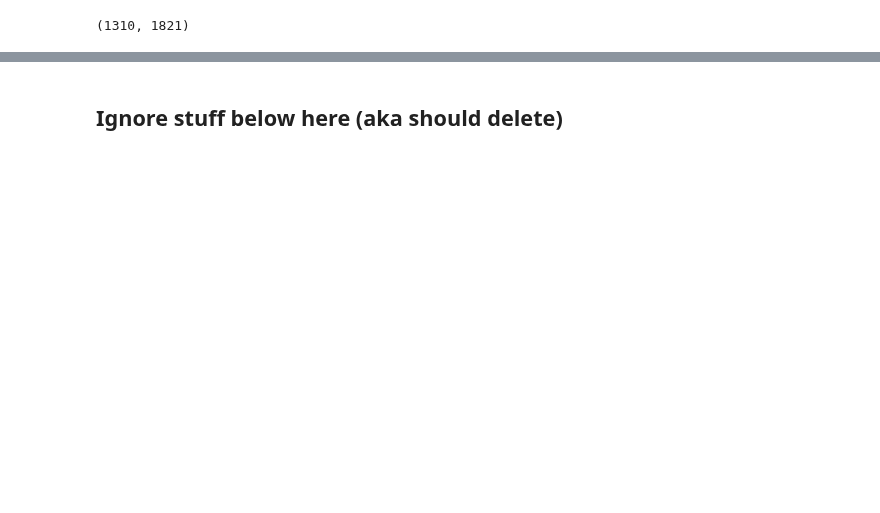
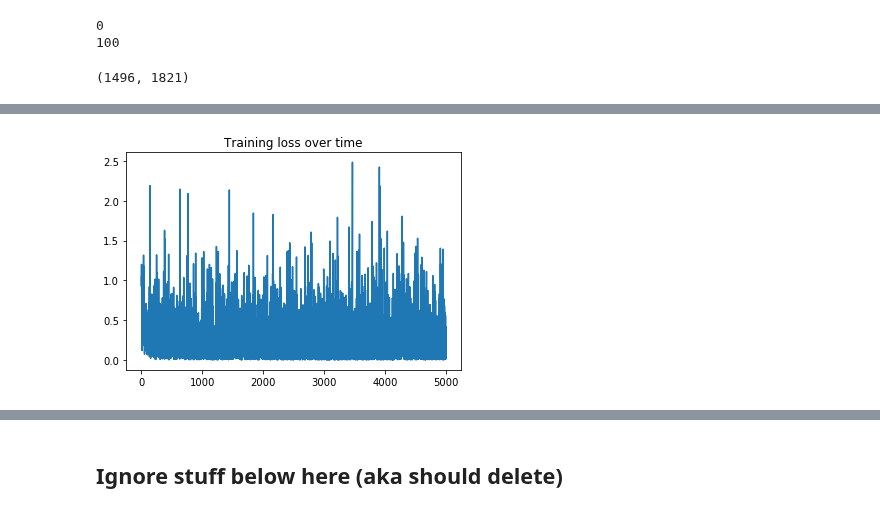
Before and after one commit to emptycrown/cs287-nlp, a Jupyter notebook: hw1/HW1-models.ipynb, the cells around one changed output, grey strips where cells are left out. Drawn from its saved outputs; the diff is of its cells as text; code cells hidden in the pictures; blank space fills up the shorter version.

```diff
--- a/hw1/HW1-models.ipynb
+++ b/hw1/HW1-models.ipynb
@@ -41,7 +39,19 @@ AttributeError: 'LogisticRegression' object has no attribute 'do_binary'
 # %%
-model = MultinomialNB(TEXT, LABEL)
-model.train(train_iter)
+model_mnb = MultinomialNB(TEXT, LABEL, bag_or_set='set')
+model_mnb.train(train_iter)
+# %% [output]
+0
+100
-# %%
-model_eval(model_lr, test)
-# %% [output]
-(1310, 1821)
+# %%
+print(model_eval(model_mnb, test, test_iter))
+# train_iter, val_iter, test_iter = torchtext.data.BucketIterator.splits(
+#     (train, val, test), batch_size=10, device=-1, repeat=False)
+# model_save_predictions(model_mnb, test_iter, predictions_file='predictions-4.txt')
+# %% [output]
+(1496, 1821)
+# %%
+model_cbow = CBOW(TEXT, LABEL, dynamic=False)
+trainer = TextTrainer(TEXT, LABEL, model_cbow)
+model_cbow.train()
+trainer.train(train_iter, num_iter=5000)
+# %% [output]
@@ -48 +75,2 @@ model_eval(model_lr, test)
+[figure, added]
 # %%
```
Also changed, not shown: parts of 6 cells of this notebook, 3 other files.
